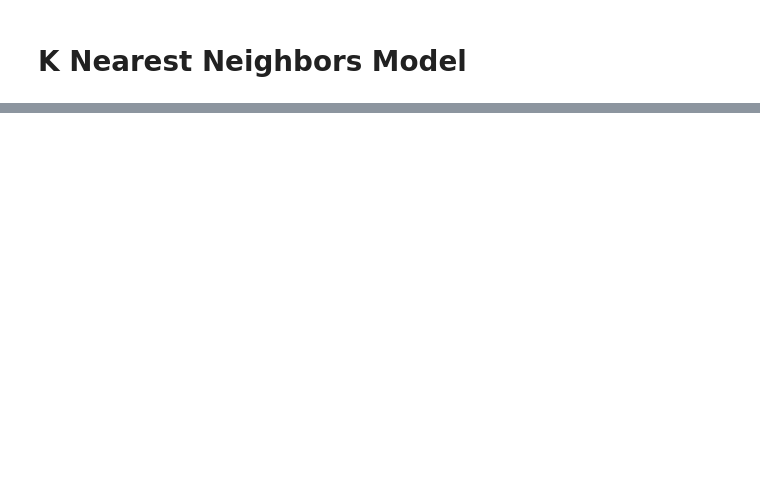
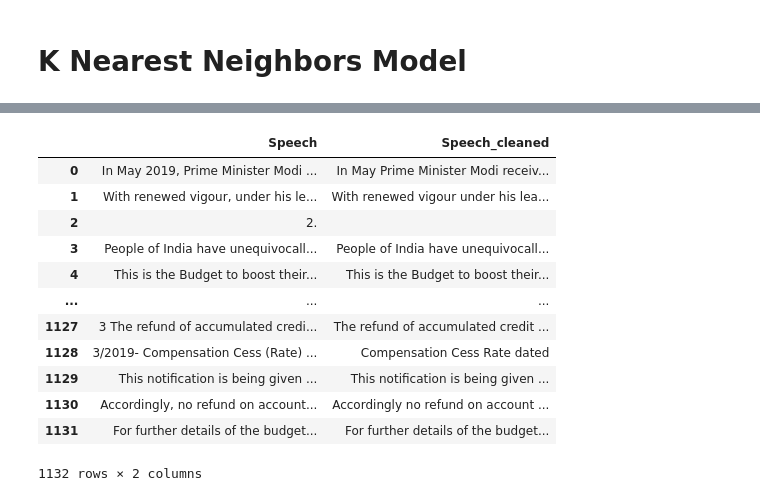
Before and after one commit to solharsh/Capstone_Sentiment_Analysis, a Jupyter notebook: Classification_Checkpoint.ipynb, the cells around one changed output, grey strips where cells are left out. Saved outputs shown, nothing was run; the diff lists cells and outputs as text; code cells hidden in the pictures; blank space fills up the shorter version.

```diff
--- a/Classification_Checkpoint.ipynb
+++ b/Classification_Checkpoint.ipynb
@@ -267,0 +299,4 @@ F1 Score for K: 30 is 0.2975929978118162
+# %%
+import re
+df_2020 = re.sub('\s+', ' ', df_2020)
+df_2020= df_2020.split("2020-2021. Introduction",1)[1]
@@ -267,0 +310,6 @@ F1 Score for K: 30 is 0.2975929978118162
+# %%
+from nltk.tokenize import sent_tokenize
+list_2020= sent_tokenize(df_2020)
+# %%
+import pandas as pd
+df_2020_selected = pd.DataFrame(list_2020, columns=['Speech'])
@@ -267,0 +332,27 @@ F1 Score for K: 30 is 0.2975929978118162
+# %%
+k=0
+desc_list=[]
+for line in df_2020_selected.Speech:
+  text = re.sub('<.*?>', '',line) #This expression removes the <br> which is found at the end of every sentence
+  text = re.sub(r'[^A-Za-z]+', ' ', text)
+  text = re.sub(r'[\d{1,}]+',' ',text)
+  desc_list.append(re.sub('Borrower added on \d{2}/\d{2}/\d{2} >', '', text)) # This removes the date/year in every sentence
+
+  k=k+1
+df_2020_selected['Speech_cleaned'] = desc_list
+# %%
+df_2020_selected
+# %% [output]
+|  | Speech | Speech_cleaned |
+| 0 | In May 2019, Prime Minister Modi ... | In May Prime Minister Modi receiv... |
+| 1 | With renewed vigour, under his le... | With renewed vigour under his lea... |
+| 2 | 2. |  |
+| 3 | People of India have unequivocall... | People of India have unequivocall... |
+| 4 | This is the Budget to boost their... | This is the Budget to boost their... |
+| ... | ... | ... |
+| 1127 | 3 The refund of accumulated credi... | The refund of accumulated credit ... |
+| 1128 | 3/2019- Compensation Cess (Rate) ... | Compensation Cess Rate dated |
+| 1129 | This notification is being given ... | This notification is being given ... |
+| 1130 | Accordingly, no refund on account... | Accordingly no refund on account ... |
+| 1131 | For further details of the budget... | For further details of the budget... |
+1132 rows × 2 columns
```
Also changed, not shown: parts of 24 cells of this notebook.
